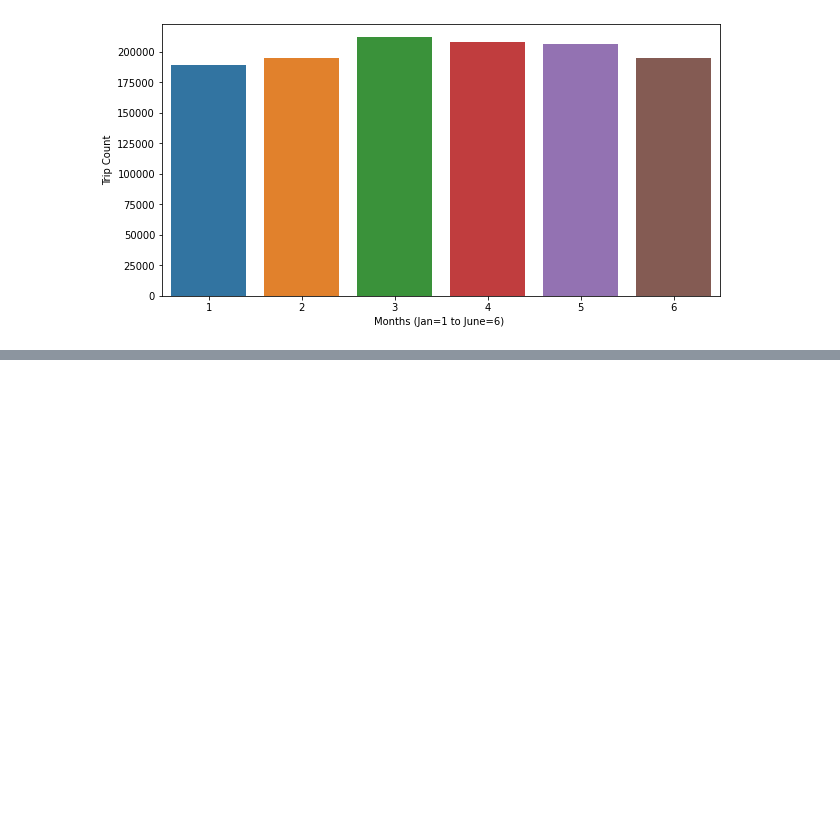
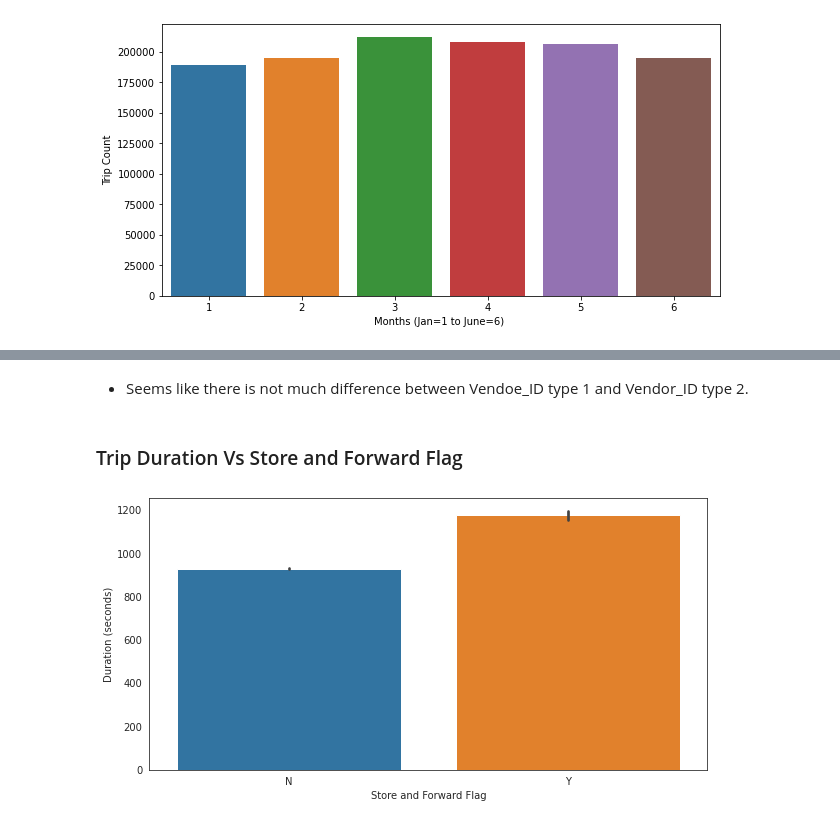
Before and after one commit to B-Murali-Krishna/NYC_Taxi_Trip_Time_Prediction--Capstone_Project, a Jupyter notebook: NYC_Taxi_Trip_Time_Prediction.ipynb, the cells around one changed output, grey strips where cells are left out. Cells and saved outputs as stored; diff of their text form; code cells hidden in the pictures; blank space fills up the shorter version.

```diff
--- a/NYC_Taxi_Trip_Time_Prediction.ipynb
+++ b/NYC_Taxi_Trip_Time_Prediction.ipynb
@@ -516,0 +564,13 @@ plt.show()
+# %% [markdown]
+* Seems like there is not much difference between Vendoe_ID type 1 and Vendor_ID type 2.
+# %% [markdown]
+### Trip Duration Vs Store and Forward Flag
+# %%
+plt.figure(figsize = (10,5))
+sns.set_style(style='white')
+sns.barplot(x=df.store_and_fwd_flag, y=df.trip_duration)
+plt.xlabel('Store and Forward Flag')
+plt.ylabel('Duration (seconds)')
+plt.show()
+# %% [output]
+[figure, added]
```
Also changed, not shown: parts of 30 cells of this notebook.
